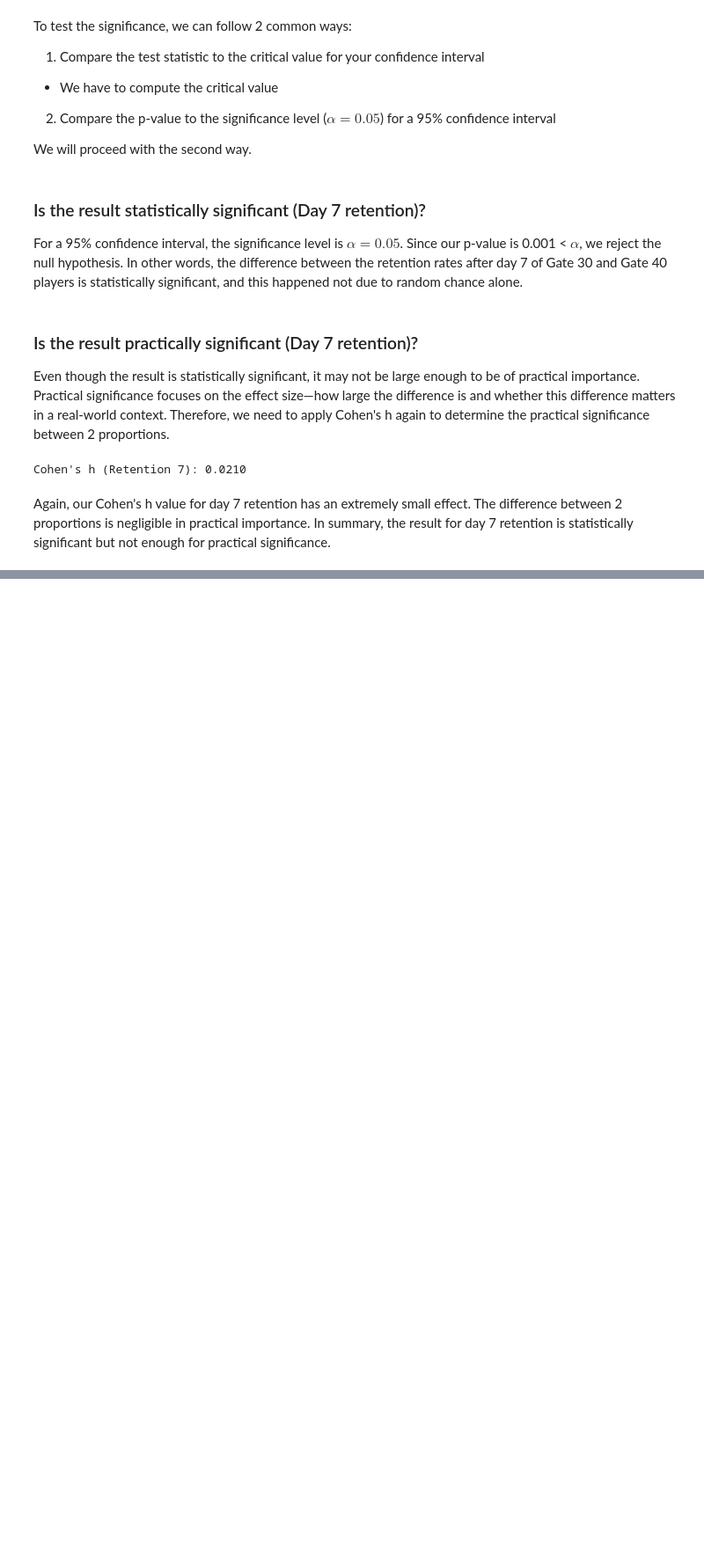
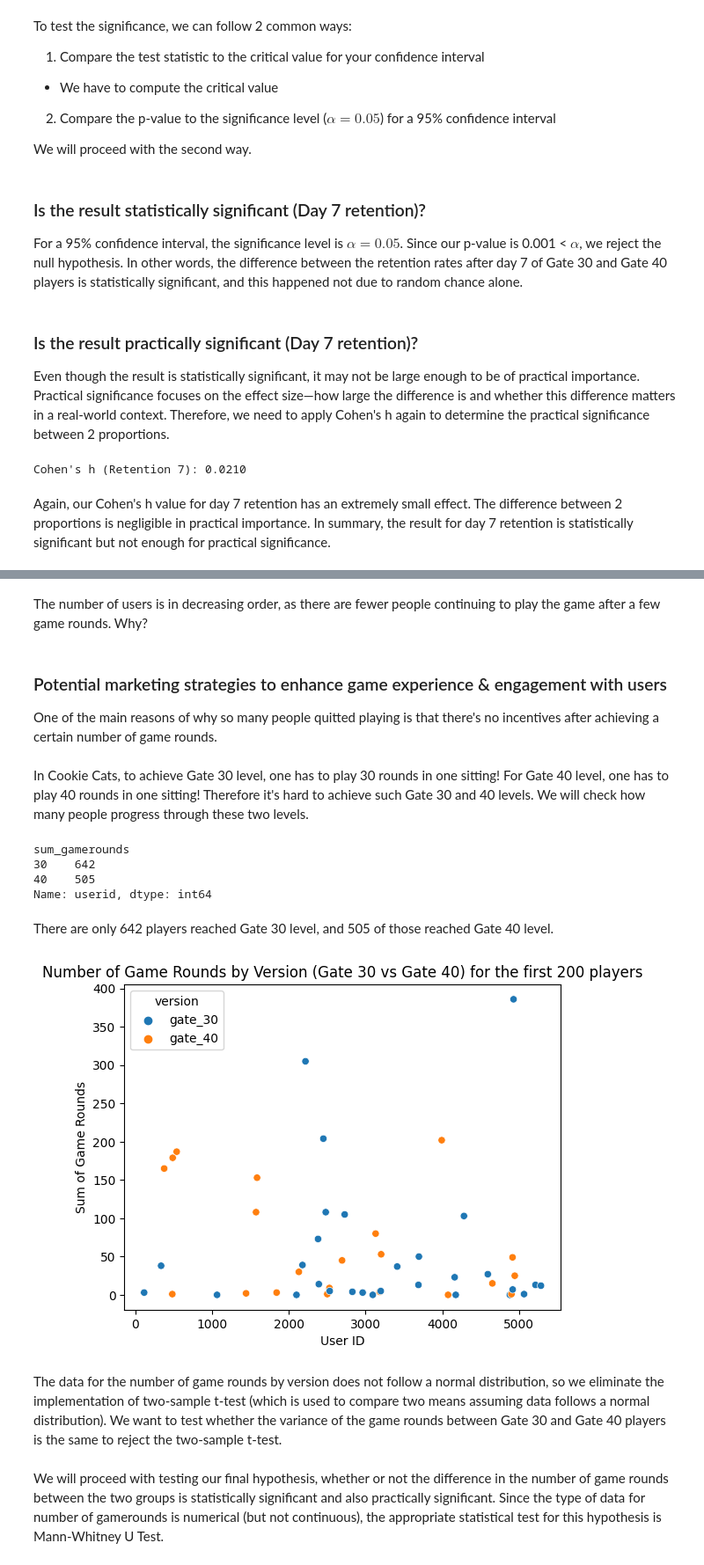
Before and after one commit to noahng08/a-b-testing-cookie-cats, a Jupyter notebook: cookie_cats_ab_testing.ipynb, the cells around one changed output, grey strips where cells are left out. Shown at 88% size. Cells and saved outputs as stored; diff of their text form; code cells hidden in the pictures; blank space fills up the shorter version.

```diff
--- a/cookie_cats_ab_testing.ipynb
+++ b/cookie_cats_ab_testing.ipynb
@@ -244,0 +312,16 @@ Again, our Cohen's h value for day 7 retention has an extremely small effect. Th
+# %% [markdown]
+The number of users is in decreasing order, as there are fewer people continuing to play the game after a few game rounds. Why?
+# %% [markdown]
+### Potential marketing strategies to enhance game experience & engagement with users
+One of the main reasons of why so many people quitted playing is that there's no incentives after achieving a certain number of game rounds.
+# %% [markdown]
+In Cookie Cats, to achieve Gate 30 level, one has to play 30 rounds in one sitting! For Gate 40 level, one has to play 40 rounds in one sitting! Therefore it's hard to achieve such Gate 30 and 40 levels. We will check how many people progress through these two levels.
+# %%
+df.groupby('sum_gamerounds').userid.count().loc[[30, 40]]
+# %% [output]
+sum_gamerounds
+30    642
+40    505
+Name: userid, dtype: int64
+# %% [markdown]
+There are only 642 players reached Gate 30 level, and 505 of those reached Gate 40 level.
@@ -244,0 +331,15 @@ Again, our Cohen's h value for day 7 retention has an extremely small effect. Th
+# %%
+sns.scatterplot(x='userid', y='sum_gamerounds', hue='version', data=df[:50])
+# Label the plot
+plt.title('Number of Game Rounds by Version (Gate 30 vs Gate 40) for the first 200 players')
+plt.xlabel('User ID')
+plt.ylabel('Sum of Game Rounds')
+
+# Show the plot
+plt.show()
+# %% [output]
+[figure, added]
+# %% [markdown]
+The data for the number of game rounds by version does not follow a normal distribution, so we eliminate the implementation of two-sample t-test (which is used to compare two means assuming data follows a normal distribution). We want to test whether the variance of the game rounds between Gate 30 and Gate 40 players is the same to reject the two-sample t-test.
+# %% [markdown]
+We will proceed with testing our final hypothesis, whether or not the difference in the number of game rounds between the two groups is statistically significant and also practically significant. Since the type of data for number of gamerounds is numerical (but not continuous), the appropriate statistical test for this hypothesis is Mann-Whitney U Test.
```
Also changed, not shown: parts of 15 cells of this notebook.
